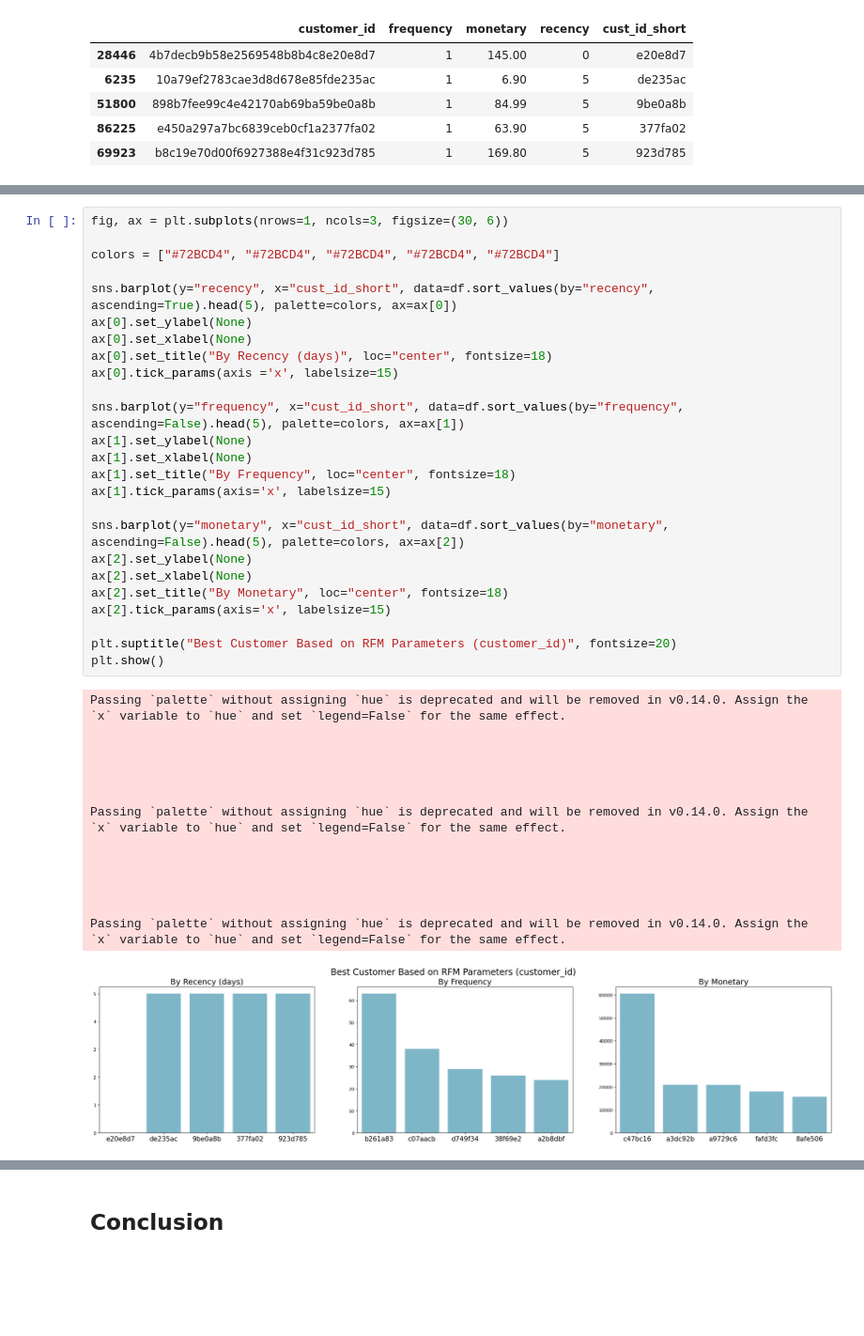
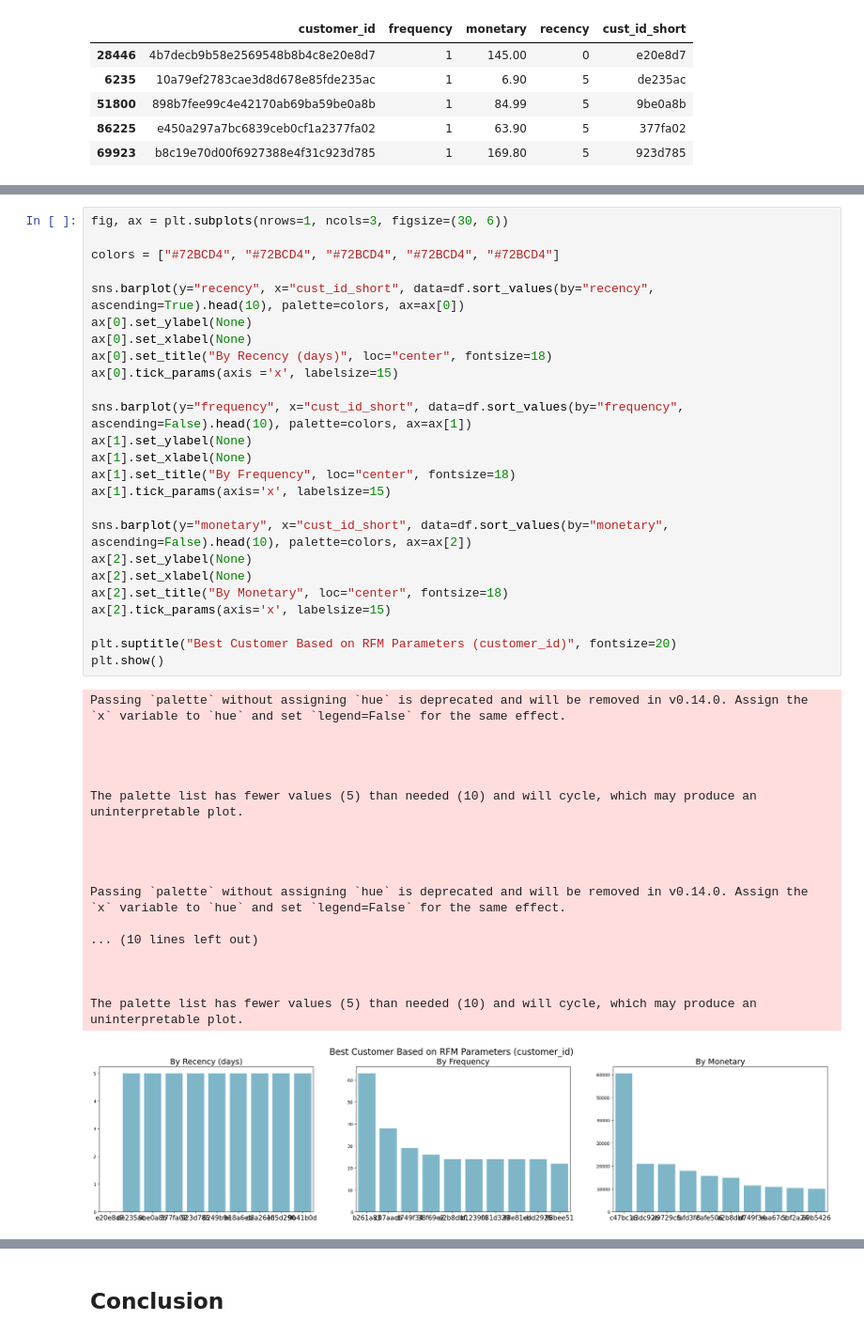
Before and after one commit to muhamadInsan/da-with-python-dicoding-submission, a Jupyter notebook: notebook.ipynb, the cells around one changed output, grey strips where cells are left out. Shown at 94% size. Drawn from its saved outputs; the diff is of its cells as text; blank space fills up the shorter version.

```diff
--- a/notebook.ipynb
+++ b/notebook.ipynb
@@ -977,38 +984,42 @@ fig, ax = plt.subplots(nrows=1, ncols=3, figsize=(30, 6))
 
 colors = ["#72BCD4", "#72BCD4", "#72BCD4", "#72BCD4", "#72BCD4"]
 
-sns.barplot(y="recency", x="cust_id_short", data=df.sort_values(by="recency", ascending=True).head(5), palette=colors, ax=ax[0])
+sns.barplot(y="recency", x="cust_id_short", data=df.sort_values(by="recency", ascending=True).head(10), palette=colors, ax=ax[0])
 ax[0].set_ylabel(None)
 ax[0].set_xlabel(None)
 ax[0].set_title("By Recency (days)", loc="center", fontsize=18)
 ax[0].tick_params(axis ='x', labelsize=15)
 
-sns.barplot(y="frequency", x="cust_id_short", data=df.sort_values(by="frequency", ascending=False).head(5), palette=colors, ax=ax[1])
+sns.barplot(y="frequency", x="cust_id_short", data=df.sort_values(by="frequency", ascending=False).head(10), palette=colors, ax=ax[1])
 ax[1].set_ylabel(None)
 ax[1].set_xlabel(None)
 ax[1].set_title("By Frequency", loc="center", fontsize=18)
 ax[1].tick_params(axis='x', labelsize=15)
 
-sns.barplot(y="monetary", x="cust_id_short", data=df.sort_values(by="monetary", ascending=False).head(5), palette=colors, ax=ax[2])
+sns.barplot(y="monetary", x="cust_id_short", data=df.sort_values(by="monetary", ascending=False).head(10), palette=colors, ax=ax[2])
 ax[2].set_ylabel(None)
 ax[2].set_xlabel(None)
 ax[2].set_title("By Monetary", loc="center", fontsize=18)
 ax[2].tick_params(axis='x', labelsize=15)
 
 plt.suptitle("Best Customer Based on RFM Parameters (customer_id)", fontsize=20)
 plt.show()
 # %% [output]
 Passing `palette` without assigning `hue` is deprecated and will be removed in v0.14.0. Assign the `x` variable to `hue` and set `legend=False` for the same effect.
 
+
+
+
+The palette list has fewer values (5) than needed (10) and will cycle, which may produce an uninterpretable plot.
 
 
 
 
 Passing `palette` without assigning `hue` is deprecated and will be removed in v0.14.0. Assign the `x` variable to `hue` and set `legend=False` for the same effect.
 
+... (10 lines left out)
 
 
 
-
-Passing `palette` without assigning `hue` is deprecated and will be removed in v0.14.0. Assign the `x` variable to `hue` and set `legend=False` for the same effect.
+The palette list has fewer values (5) than needed (10) and will cycle, which may produce an uninterpretable plot.
-[figure, old version]
+[figure, new version]
```
Also changed, not shown: parts of 36 cells of this notebook.
